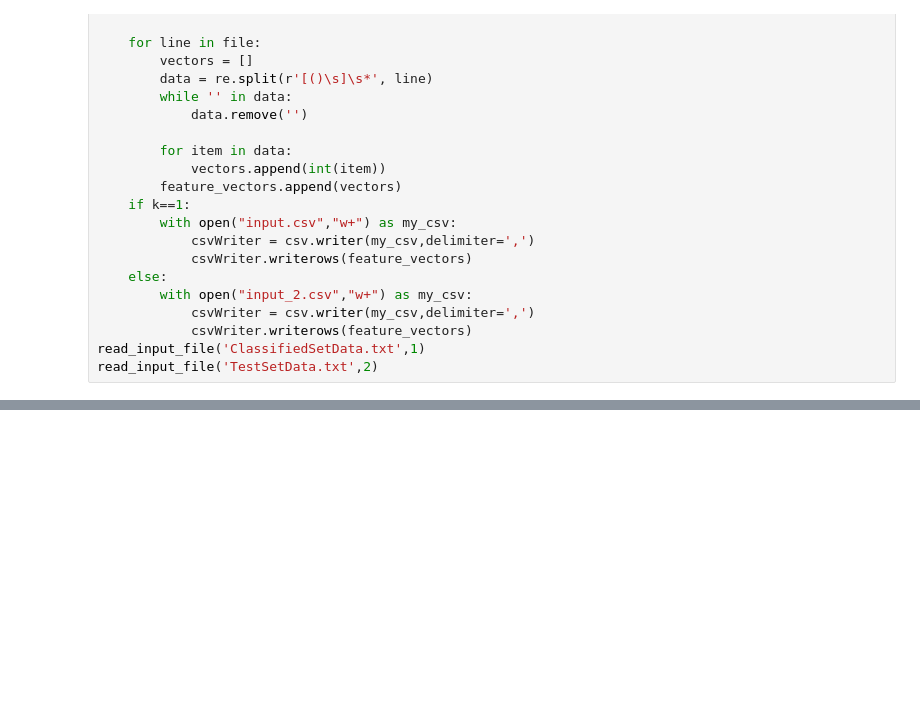
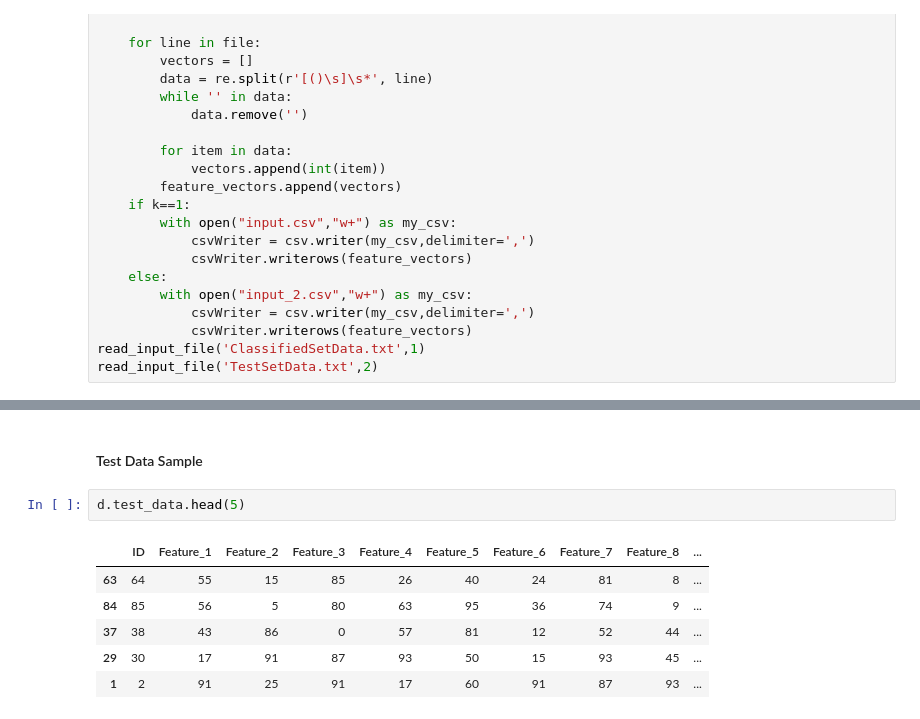
Before and after one commit to vatsalkpatel/Multi-Level-Perceptron-CECS-550, a Jupyter notebook: Project_2.ipynb, the cells around one changed output, grey strips where cells are left out. Drawn from its saved outputs; the diff is of its cells as text; blank space fills up the shorter version.

```diff
--- a/Project_2.ipynb
+++ b/Project_2.ipynb
@@ -182,0 +243,11 @@ Number of epochs: 2317
+# %% [markdown]
+#### Test Data Sample
+# %%
+d.test_data.head(5)
+# %% [output]
+|  | ID | Feature_1 | Feature_2 | Feature_3 | Feature_4 | Feature_5 | Feature_6 | Feature_7 | Feature_8 | ... |
+| 63 | 64 | 55 | 15 | 85 | 26 | 40 | 24 | 81 | 8 | ... |
+| 84 | 85 | 56 | 5 | 80 | 63 | 95 | 36 | 74 | 9 | ... |
+| 37 | 38 | 43 | 86 | 0 | 57 | 81 | 12 | 52 | 44 | ... |
+| 29 | 30 | 17 | 91 | 87 | 93 | 50 | 15 | 93 | 45 | ... |
+| 1 | 2 | 91 | 25 | 91 | 17 | 60 | 91 | 87 | 93 | ... |
```
Also changed, not shown: parts of 18 cells of this notebook.
